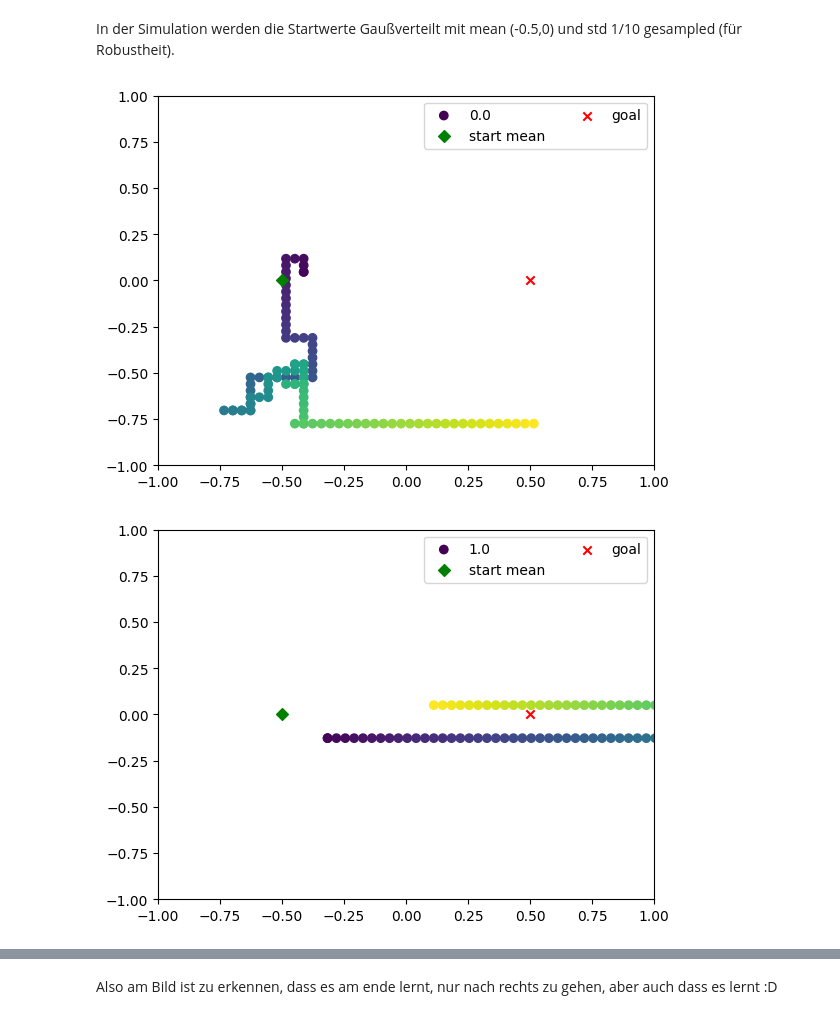
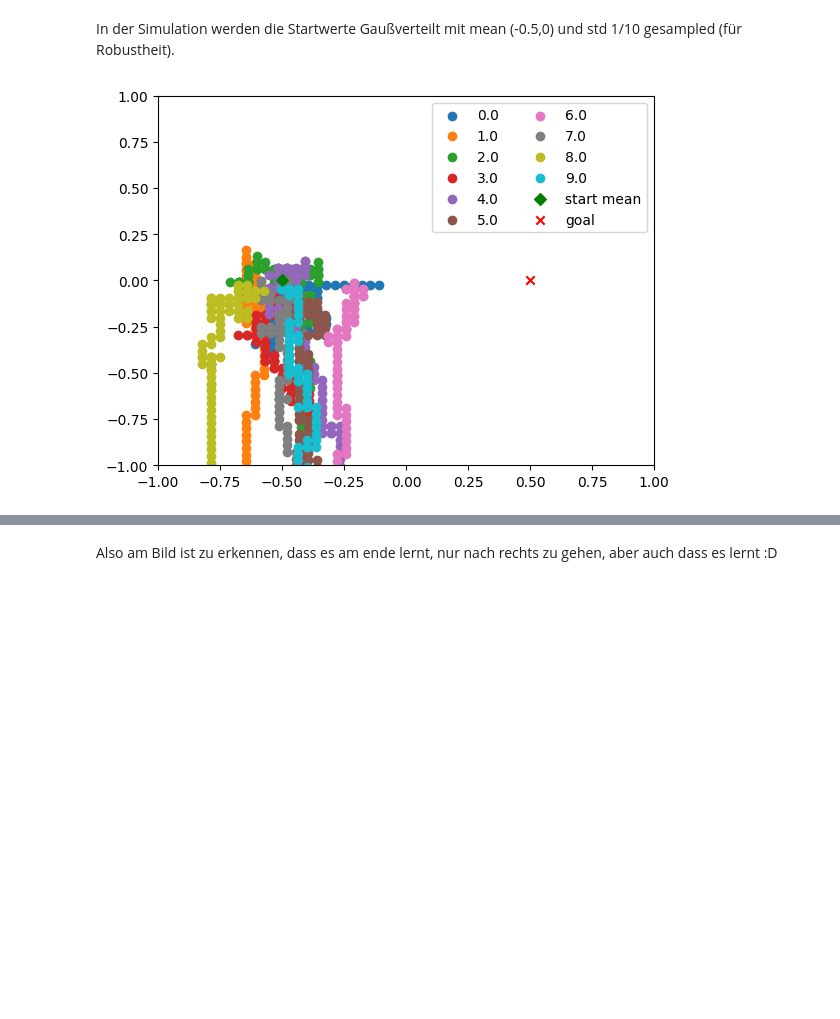
Before and after one commit to EvanderCorvus/AgentSimulation, a Jupyter notebook: main.ipynb, the cells around one changed output, grey strips where cells are left out. Drawn from its saved outputs; the diff is of its cells as text; code cells hidden in the pictures; blank space fills up the shorter version.

```diff
--- a/main.ipynb
+++ b/main.ipynb
@@ -8,12 +8,14 @@ import numpy as np
 # %%
 device = tr.device('cuda' if tr.cuda.is_available() else 'cpu')
 # print(device)
+tr.set_default_dtype(tr.float)
+tr.set_default_device(device)
 # %% [markdown]
 Die Simulation befasst 256 "Agenten", die parallel lernen. Deren positionen wird gesamt in einer instanz der klasse Agent() gegeben. Forward ist hatt dann einen input von shape [4,256] und der Output auch (Ist dann der Q wert für jede Aktion für jeden der 256 Agenten).
 Jede Episode hat eine vorgegebene anzahl an schritten, und ein Agent wird über mehrere Episoden trainiert. D.h. Er fängt wieder von Vorne an aber die weights bleiben. Die Loss wird dann über MSE von allen Agenten durchgeführt.
 # %%
 #hyperparameters
-parallel_dim = 256
+batch_size = 256
 epoch = 10
 t_update = 10
 g = 0.6
@@ -96,8 +102,8 @@ def episode(agent,t_agent,t_update, max_steps,g,optimizer):
 
         state = tr.stack([agent.x, agent.y, -tr.abs(agent.y), tr.zeros(agent.x.shape[0],dtype=tr.float).to(device)],dim=1) #state
         Q1 = agent.forward(state)
-
-        agent.move(Q1)
+        e = 1-dT/max_steps #epsilon greedy
+        agent.move(Q1,e)
 
         state2 = tr.stack([agent.x, agent.y, -tr.abs(agent.y), tr.zeros(agent.x.shape[0],dtype=tr.float).to(device)],dim=1) #state
         Q2 = t_agent.forward(state2)#.transpose(0,1)) #Q value of target agent
@@ -120,8 +126,8 @@ def episode(agent,t_agent,t_update, max_steps,g,optimizer):
         optimizer.step()
 
         #save data to track agent
-        newX = X.reshape(parallel_dim,-1)
-        newY = Y.reshape(parallel_dim,-1)
+        newX = X.reshape(batch_size,-1)
+        newY = Y.reshape(batch_size,-1)
         newx = agent.x[:,None]
         newy = agent.y[:,None]
 
@@ -135,32 +141,31 @@ In der Simulation werden die Startwerte Gaußverteilt mit mean (-0.5,0) und std
 # %%
 #Simulation
 mu, sig = -0.5, 0.1
-x = tr.randn(parallel_dim, dtype=tr.float).to(device)*sig + mu
-y = tr.randn(parallel_dim, dtype=tr.float).to(device)*sig
+x = tr.randn(batch_size, dtype=tr.float).to(device)*sig + mu
+y = tr.randn(batch_size, dtype=tr.float).to(device)*sig
 agent = Agent(x,y).to(device)
 
 t_agent = Agent(x,y).to(device)
 t_agent.load_state_dict(agent.state_dict()) #copies weights from agent to t_agent
 t_agent.eval()
 
 
 optimizer = tr.optim.Adam(agent.parameters(), lr=0.001)
 
 for i in range(epoch):
     X,Y = episode(agent, t_agent, t_update = t_update, max_steps = max_steps, g=g, optimizer=optimizer)
-    agent.x = tr.randn(parallel_dim, dtype=tr.float).to(device)*sig + mu
-    agent.y = tr.randn(parallel_dim, dtype=tr.float).to(device)*sig
+    agent.x = tr.randn(batch_size, dtype=tr.float).to(device)*sig + mu
+    agent.y = tr.randn(batch_size, dtype=tr.float).to(device)*sig
     x,y = X[0].detach().to('cpu').numpy(),Y[0].detach().to('cpu').numpy()
 
-    plt.scatter(x,y,label=float(i),c=np.arange(len(x)),cmap='viridis')
+    plt.scatter(x,y,label=float(i))#,c=np.arange(len(x)),cmap='viridis')
 
 
-    plt.xlim(-1,1)
-    plt.ylim(-1,1)
-    plt.scatter(-0.5,0,c='g',label='start mean',marker='D')
-    plt.scatter(0.5,0,c='r',label='goal',marker='x')
-    plt.legend(ncol=2,loc='best')
-    plt.show()
+plt.xlim(-1,1)
+plt.ylim(-1,1)
+plt.scatter(-0.5,0,c='g',label='start mean',marker='D')
+plt.scatter(0.5,0,c='r',label='goal',marker='x')
+plt.legend(ncol=2,loc='best')
+plt.show()
 # %% [output]
-[figure, old version]
+[figure, new version]
-[figure, removed]
```
Also changed, not shown: parts of 2 cells of this notebook.
